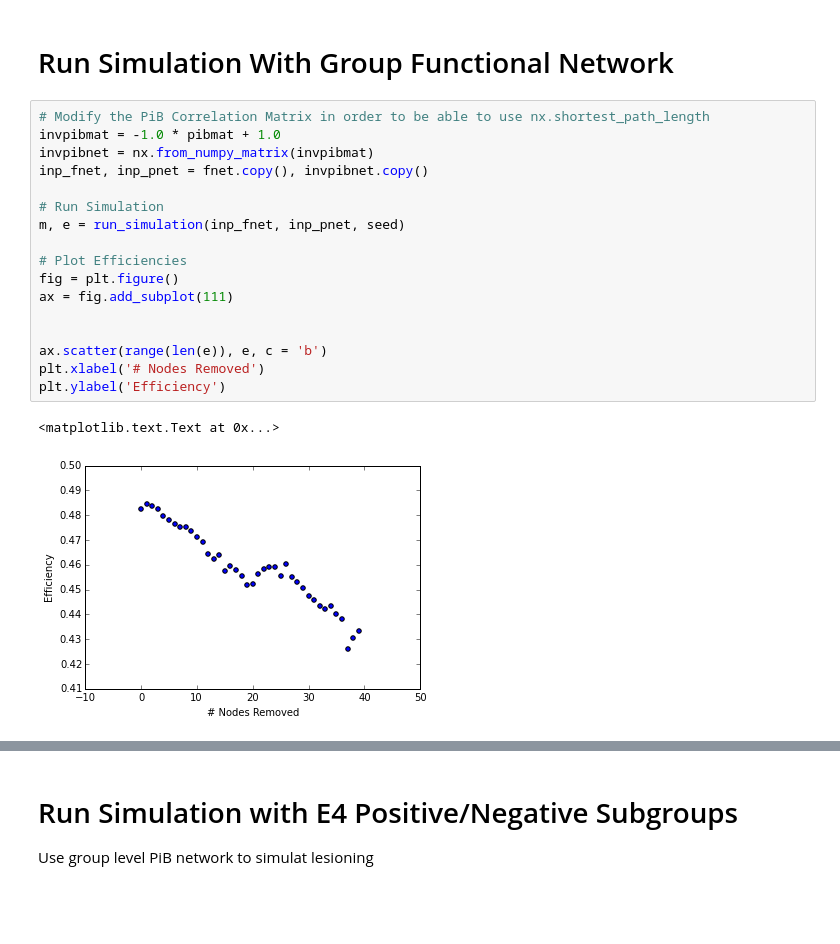
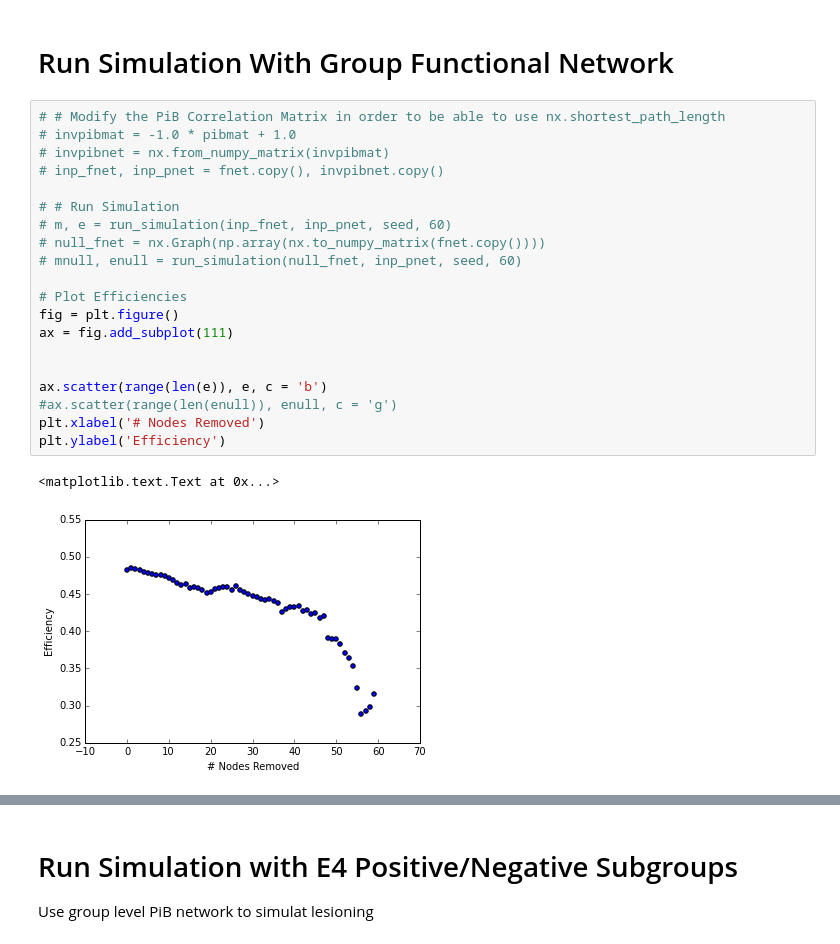
Before and after one commit to dinodigma/research, a Jupyter notebook: surf/lesion_simulation.ipynb, the cells around one changed output, grey strips where cells are left out. Cells and saved outputs as stored; diff of their text form; blank space fills up the shorter version.

```diff
--- a/surf/lesion_simulation.ipynb
+++ b/surf/lesion_simulation.ipynb
@@ -172,25 +173,28 @@ def run_simulation(fnet, pnet, seed, stop):
 Run Simulation With Group Functional Network
 ========================
 # %%
-# Modify the PiB Correlation Matrix in order to be able to use nx.shortest_path_length
-invpibmat = -1.0 * pibmat + 1.0
-invpibnet = nx.from_numpy_matrix(invpibmat)
-inp_fnet, inp_pnet = fnet.copy(), invpibnet.copy()
+# # Modify the PiB Correlation Matrix in order to be able to use nx.shortest_path_length
+# invpibmat = -1.0 * pibmat + 1.0
+# invpibnet = nx.from_numpy_matrix(invpibmat)
+# inp_fnet, inp_pnet = fnet.copy(), invpibnet.copy()
 
-# Run Simulation
-m, e = run_simulation(inp_fnet, inp_pnet, seed)
+# # Run Simulation
+# m, e = run_simulation(inp_fnet, inp_pnet, seed, 60)
+# null_fnet = nx.Graph(np.array(nx.to_numpy_matrix(fnet.copy())))
+# mnull, enull = run_simulation(null_fnet, inp_pnet, seed, 60)
 
 # Plot Efficiencies
 fig = plt.figure()
 ax = fig.add_subplot(111)
 
 
 ax.scatter(range(len(e)), e, c = 'b')
+#ax.scatter(range(len(enull)), enull, c = 'g')
 plt.xlabel('# Nodes Removed')
 plt.ylabel('Efficiency')
 # %% [output]
 <matplotlib.text.Text at 0x...>
-[figure, old version]
+[figure, new version]
 # %%
 # Plot Modularities
 fig = plt.figure()
```
Also changed, not shown: parts of 20 cells of this notebook, 2 other files.
